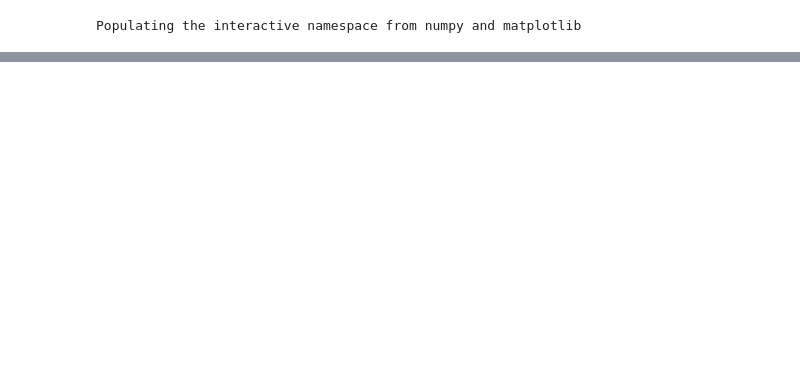
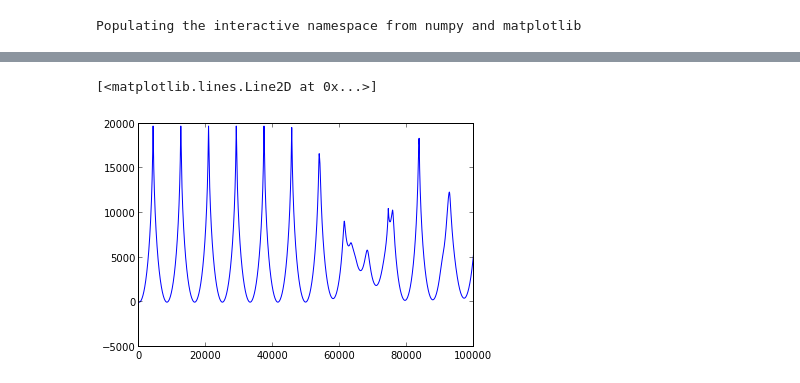
Before and after one commit to JuanRAlvarez/Tarea-6, a Jupyter notebook: Punto-2/Gráficas.ipynb, the cells around one changed output, grey strips where cells are left out. Drawn from its saved outputs; the diff is of its cells as text; code cells hidden in the pictures; blank space fills up the shorter version.

```diff
--- a/Punto-2/Gráficas.ipynb
+++ b/Punto-2/Gráficas.ipynb
@@ -29,0 +19,5 @@ scatter(data[0,6],data[0,7])
+# %%
+plot(datos[:,10])
+# %% [output]
+[<matplotlib.lines.Line2D at 0x...>]
+[figure, added]
```
Also changed, not shown: parts of 5 cells of this notebook, 35 other files.
